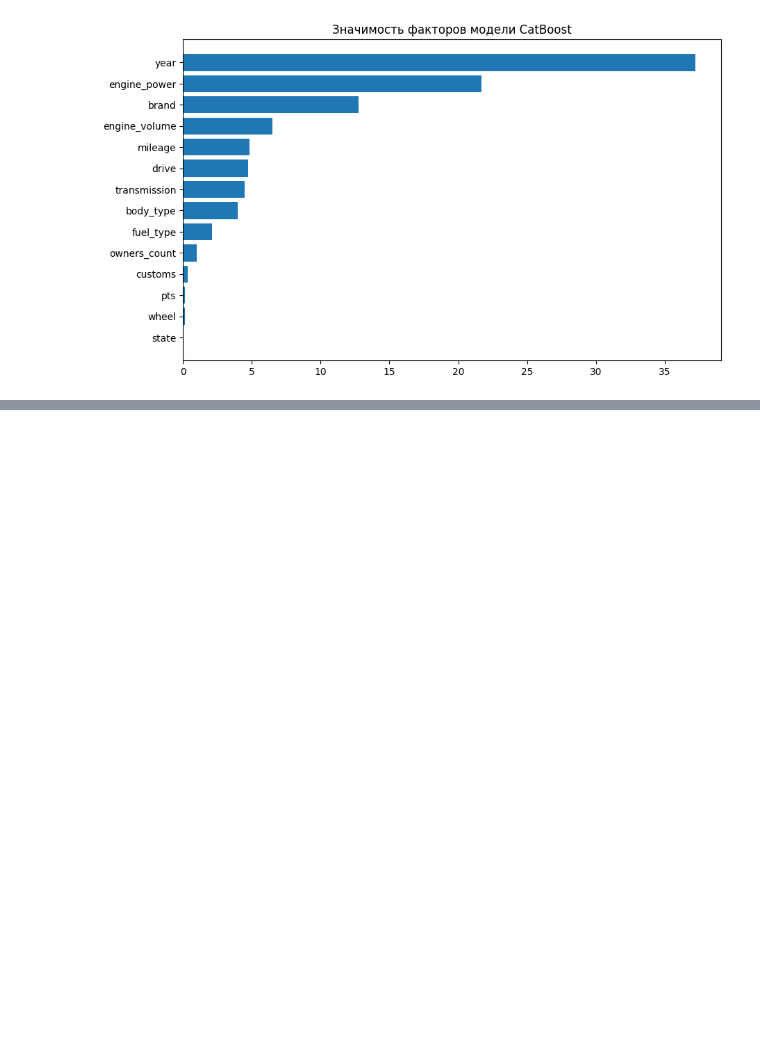
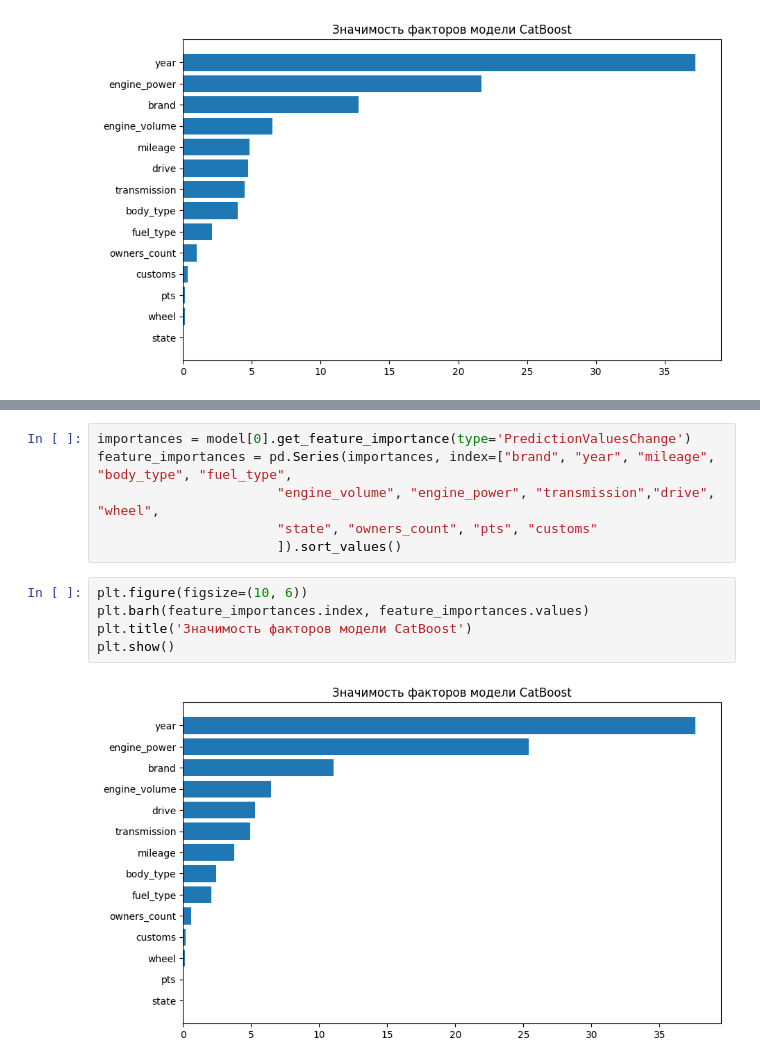
Before and after one commit to DTsapin/car_sales_prediction, a Jupyter notebook: notebooks/dask_experiment.ipynb, the cells around one changed output, grey strips where cells are left out. Cells and saved outputs as stored; diff of their text form; blank space fills up the shorter version.

```diff
--- a/notebooks/dask_experiment.ipynb
+++ b/notebooks/dask_experiment.ipynb
@@ -168,0 +312,13 @@ plt.show()
+# %%
+importances = model[0].get_feature_importance(type='PredictionValuesChange')
+feature_importances = pd.Series(importances, index=["brand", "year", "mileage", "body_type", "fuel_type",
+                       "engine_volume", "engine_power", "transmission","drive", "wheel",
+                       "state", "owners_count", "pts", "customs"
+                       ]).sort_values()
+# %%
+plt.figure(figsize=(10, 6))
+plt.barh(feature_importances.index, feature_importances.values)
+plt.title('Значимость факторов модели CatBoost')
+plt.show()
+# %% [output]
+[figure, added]
```
Also changed, not shown: parts of 7 cells of this notebook.
